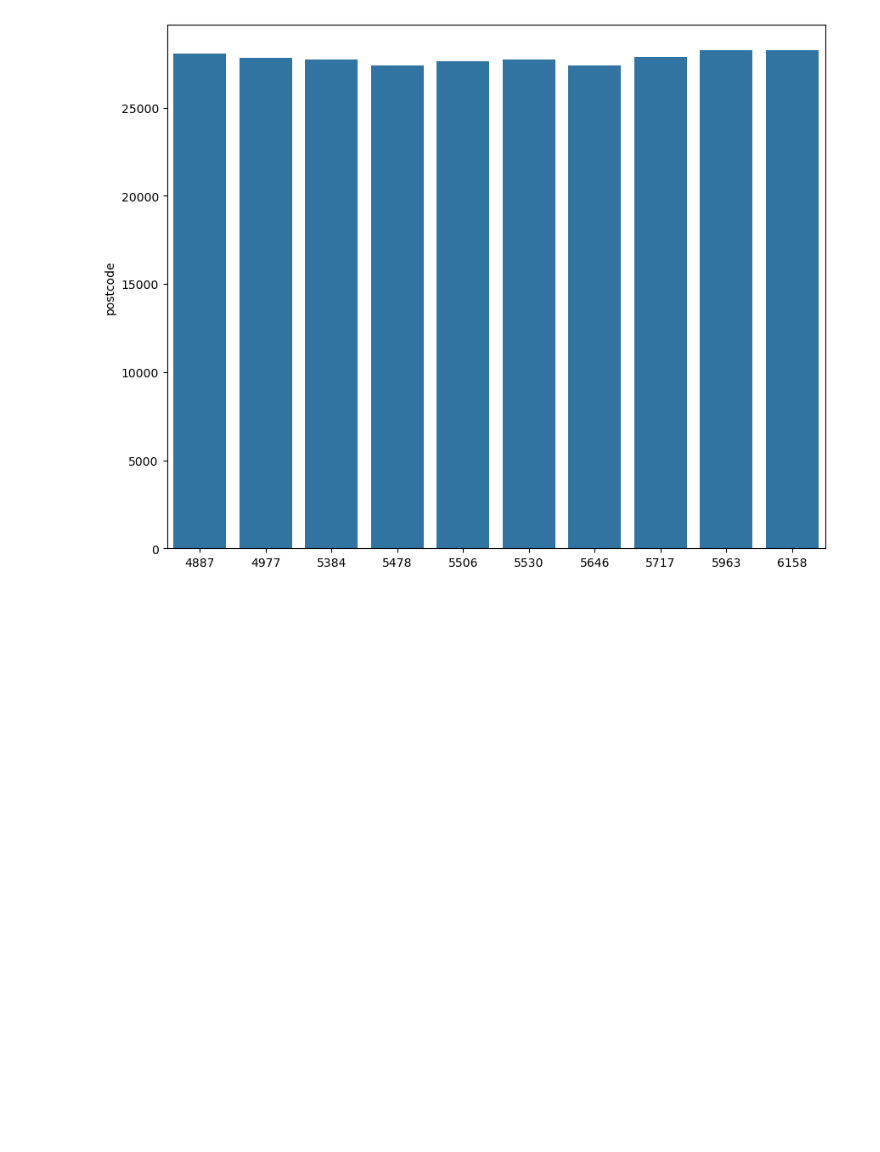
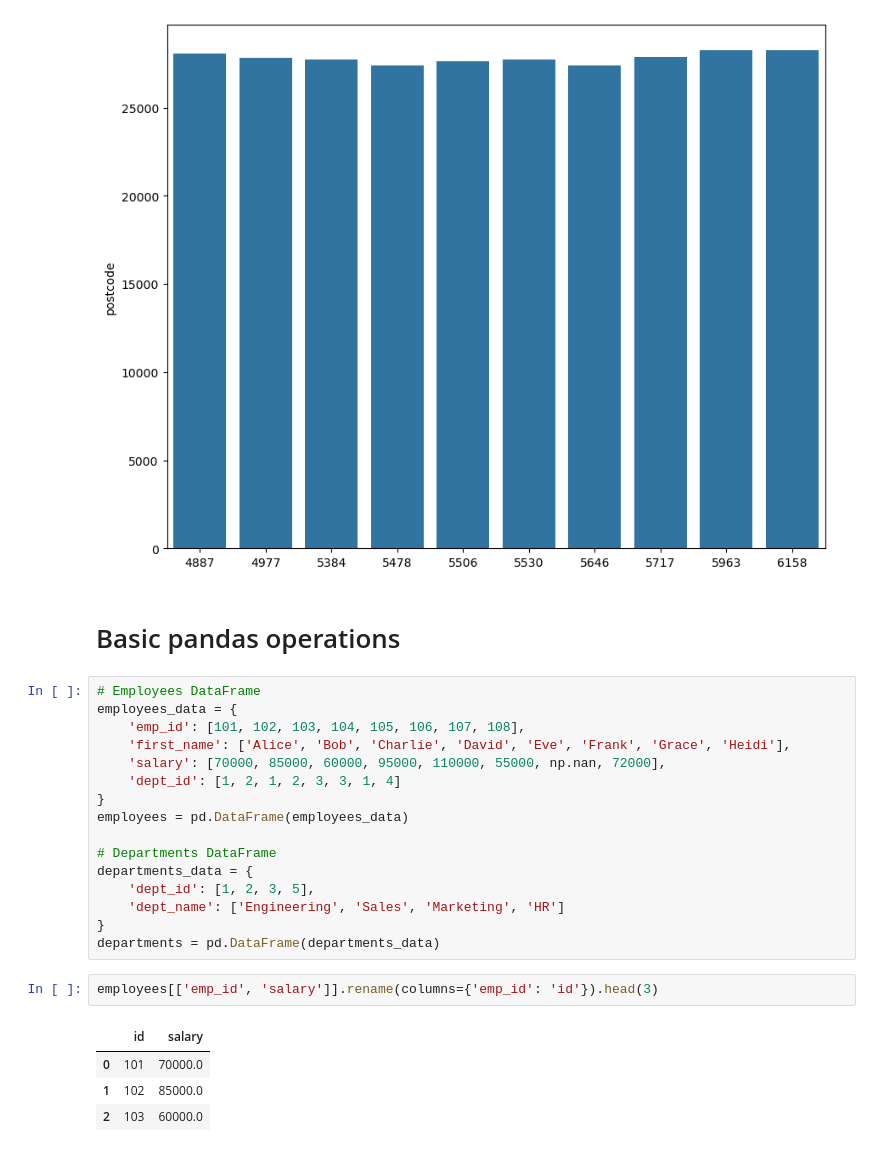
Before and after one commit to novae1/record_linkage, a Jupyter notebook: rl_ncvr/1_basic_data_analysis.ipynb, the cells around one changed output. Saved outputs shown, nothing was run; the diff lists cells and outputs as text; blank space fills up the shorter version.

Commit message:
practiced basic pandas functions

```diff
--- a/rl_ncvr/1_basic_data_analysis.ipynb
+++ b/rl_ncvr/1_basic_data_analysis.ipynb
@@ -137,3 +140,28 @@ sns.barplot(
 plt.show()
 # %% [output]
 [figure]
+# %% [markdown]
+# Basic pandas operations
+# %%
+# Employees DataFrame
+employees_data = {
+    'emp_id': [101, 102, 103, 104, 105, 106, 107, 108],
+    'first_name': ['Alice', 'Bob', 'Charlie', 'David', 'Eve', 'Frank', 'Grace', 'Heidi'],
+    'salary': [70000, 85000, 60000, 95000, 110000, 55000, np.nan, 72000],
+    'dept_id': [1, 2, 1, 2, 3, 3, 1, 4]
+}
+employees = pd.DataFrame(employees_data)
+
+# Departments DataFrame
+departments_data = {
+    'dept_id': [1, 2, 3, 5],
+    'dept_name': ['Engineering', 'Sales', 'Marketing', 'HR']
+}
+departments = pd.DataFrame(departments_data)
+# %%
+employees[['emp_id', 'salary']].rename(columns={'emp_id': 'id'}).head(3)
+# %% [output]
+|  | id | salary |
+| 0 | 101 | 70000.0 |
+| 1 | 102 | 85000.0 |
+| 2 | 103 | 60000.0 |
```
Also changed, not shown: parts of 7 cells of this notebook.
